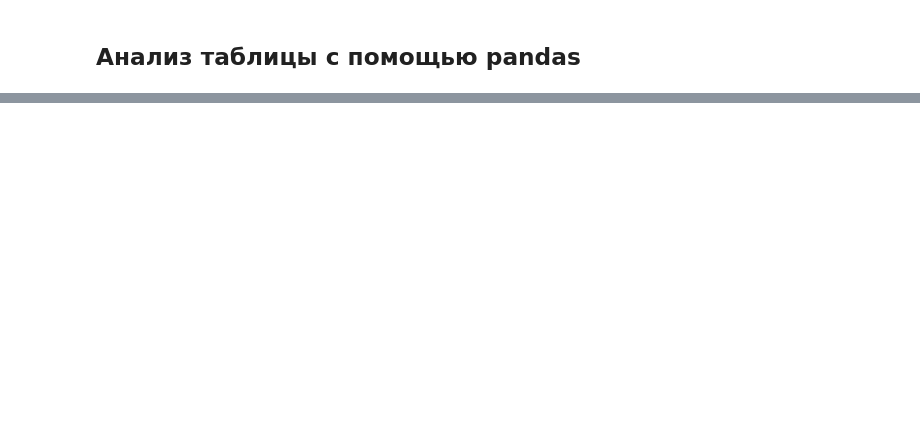
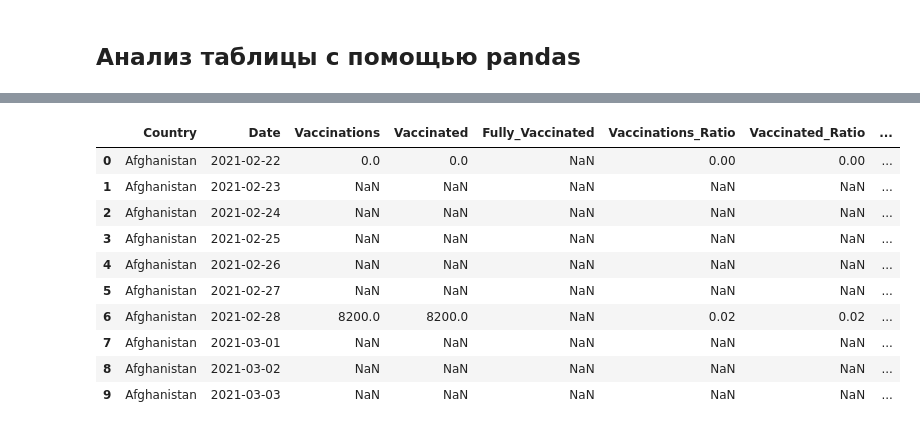
Before and after one commit to KonstantinBurkin/Vaccination_rates, a Jupyter notebook: World_vaccination_data_analysis.ipynb, the cells around one changed output, grey strips where cells are left out. Cells and saved outputs as stored; diff of their text form; code cells hidden in the pictures; blank space fills up the shorter version.

```diff
--- a/World_vaccination_data_analysis.ipynb
+++ b/World_vaccination_data_analysis.ipynb
@@ -62,2 +36,32 @@ data_table.head(4)
+# %%
+# удаляю столбцы с неинтересующими меня данными, Переименовываю 'location' в 'country'.
+data_table.drop(labels=['daily_vaccinations_raw', 'daily_vaccinations', 'iso_code', 'daily_people_vaccinated', 'daily_people_vaccinated_per_hundred', 'daily_vaccinations_per_million', 'total_boosters', 'total_boosters_per_hundred'], axis='columns', inplace=True)
+data_table.rename(columns={'location': 'country'}, inplace=True)
+# %%
+# обрабатываю названия колонок
+def column_name_preprocess(col_name):
+    for char in ['total_', 'people_']:
+        col_name = col_name.replace(char, '')
+        col_name = col_name.replace('_per_hundred', '_ratio')
+    return col_name
+
+column_names = data_table.columns
+data_table.columns = [column_name_preprocess(col_name).title() for col_name in column_names]
+# print(data_table.columns)
+# %%
+# вывожу пример первых колонок с названиями столбцов
+data_table.head(10)
+# %% [output]
+|  | Country | Date | Vaccinations | Vaccinated | Fully_Vaccinated | Vaccinations_Ratio | Vaccinated_Ratio | ... |
+| 0 | Afghanistan | 2021-02-22 | 0.0 | 0.0 | NaN | 0.00 | 0.00 | ... |
+| 1 | Afghanistan | 2021-02-23 | NaN | NaN | NaN | NaN | NaN | ... |
+| 2 | Afghanistan | 2021-02-24 | NaN | NaN | NaN | NaN | NaN | ... |
+| 3 | Afghanistan | 2021-02-25 | NaN | NaN | NaN | NaN | NaN | ... |
+| 4 | Afghanistan | 2021-02-26 | NaN | NaN | NaN | NaN | NaN | ... |
+| 5 | Afghanistan | 2021-02-27 | NaN | NaN | NaN | NaN | NaN | ... |
+| 6 | Afghanistan | 2021-02-28 | 8200.0 | 8200.0 | NaN | 0.02 | 0.02 | ... |
+| 7 | Afghanistan | 2021-03-01 | NaN | NaN | NaN | NaN | NaN | ... |
+| 8 | Afghanistan | 2021-03-02 | NaN | NaN | NaN | NaN | NaN | ... |
+| 9 | Afghanistan | 2021-03-03 | NaN | NaN | NaN | NaN | NaN | ... |
 # %%
 data_table.info()
```
Also changed, not shown: parts of 51 cells of this notebook.
